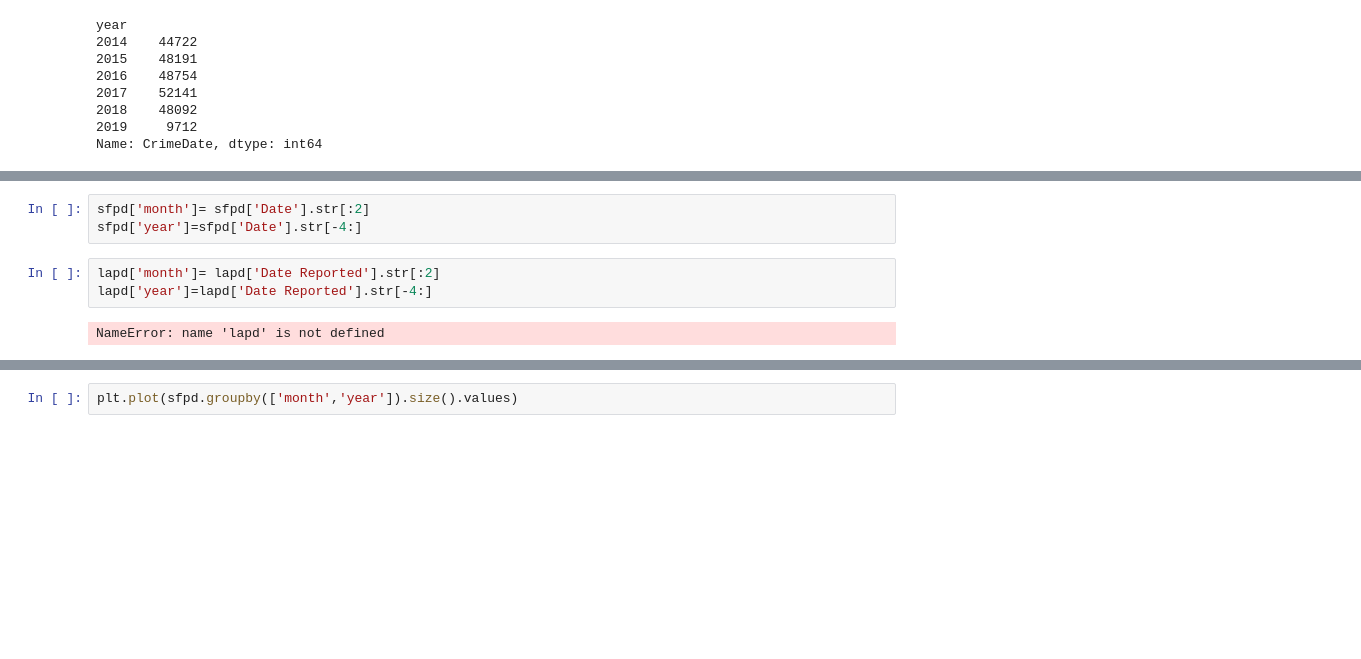
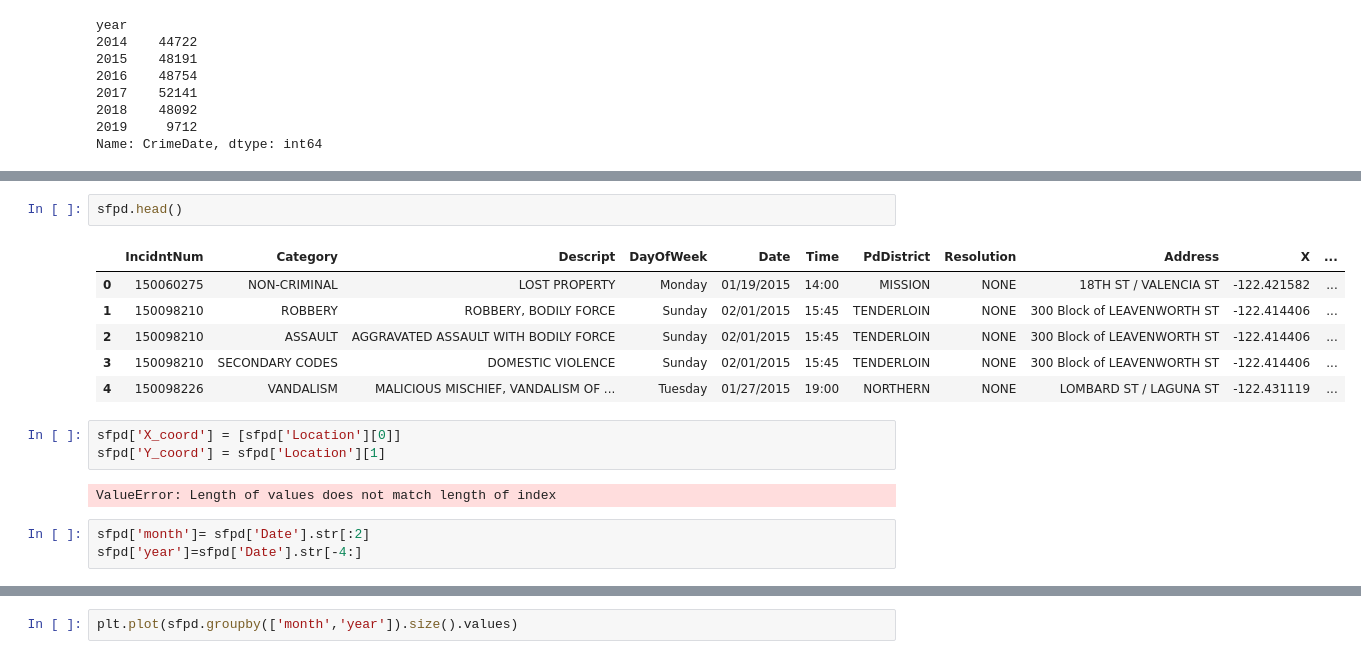
Before and after one commit to cho244/PoliceReports, a Jupyter notebook: testing.ipynb, the cells around one changed output, grey strips where cells are left out. Cells and saved outputs as stored; diff of their text form; blank space fills up the shorter version.

```diff
--- a/testing.ipynb
+++ b/testing.ipynb
@@ -54,9 +34,18 @@ sfpd
+# %%
+sfpd.head()
+# %% [output]
+|  | IncidntNum | Category | Descript | DayOfWeek | Date | Time | PdDistrict | Resolution | Address | X | ... |
+| 0 | 150060275 | NON-CRIMINAL | LOST PROPERTY | Monday | 01/19/2015 | 14:00 | MISSION | NONE | 18TH ST / VALENCIA ST | -122.421582 | ... |
+| 1 | 150098210 | ROBBERY | ROBBERY, BODILY FORCE | Sunday | 02/01/2015 | 15:45 | TENDERLOIN | NONE | 300 Block of LEAVENWORTH ST | -122.414406 | ... |
+| 2 | 150098210 | ASSAULT | AGGRAVATED ASSAULT WITH BODILY FORCE | Sunday | 02/01/2015 | 15:45 | TENDERLOIN | NONE | 300 Block of LEAVENWORTH ST | -122.414406 | ... |
+| 3 | 150098210 | SECONDARY CODES | DOMESTIC VIOLENCE | Sunday | 02/01/2015 | 15:45 | TENDERLOIN | NONE | 300 Block of LEAVENWORTH ST | -122.414406 | ... |
+| 4 | 150098226 | VANDALISM | MALICIOUS MISCHIEF, VANDALISM OF ... | Tuesday | 01/27/2015 | 19:00 | NORTHERN | NONE | LOMBARD ST / LAGUNA ST | -122.431119 | ... |
+# %%
+sfpd['X_coord'] = [sfpd['Location'][0]]
+sfpd['Y_coord'] = sfpd['Location'][1]
+# %% [output]
+ValueError: Length of values does not match length of index
 # %%
 sfpd['month']= sfpd['Date'].str[:2]
 sfpd['year']=sfpd['Date'].str[-4:]
-# %%
-lapd['month']= lapd['Date Reported'].str[:2]
-lapd['year']=lapd['Date Reported'].str[-4:]
-# %% [output]
-NameError: name 'lapd' is not defined
 # %%
```
Also changed, not shown: parts of 12 cells of this notebook, 1 other file.
